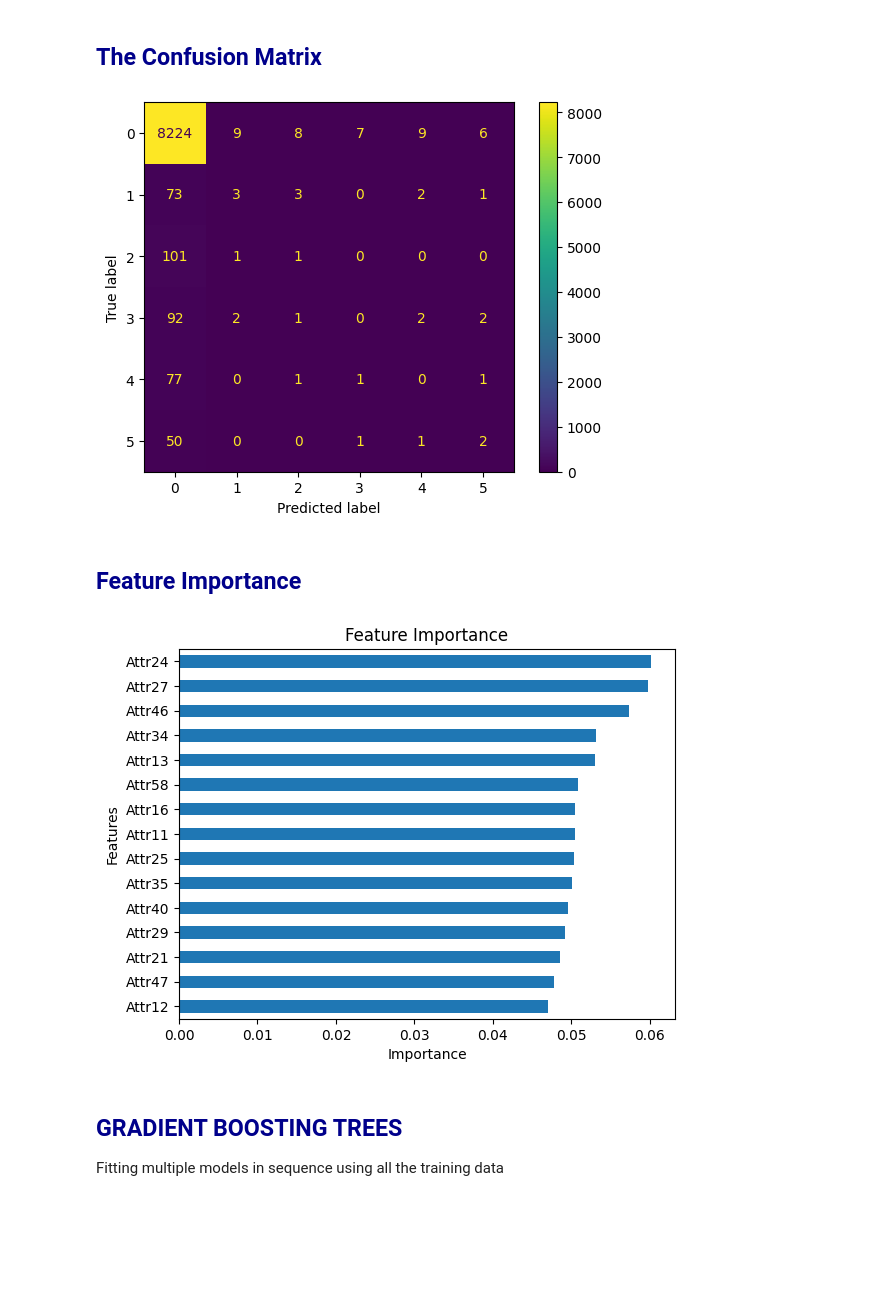
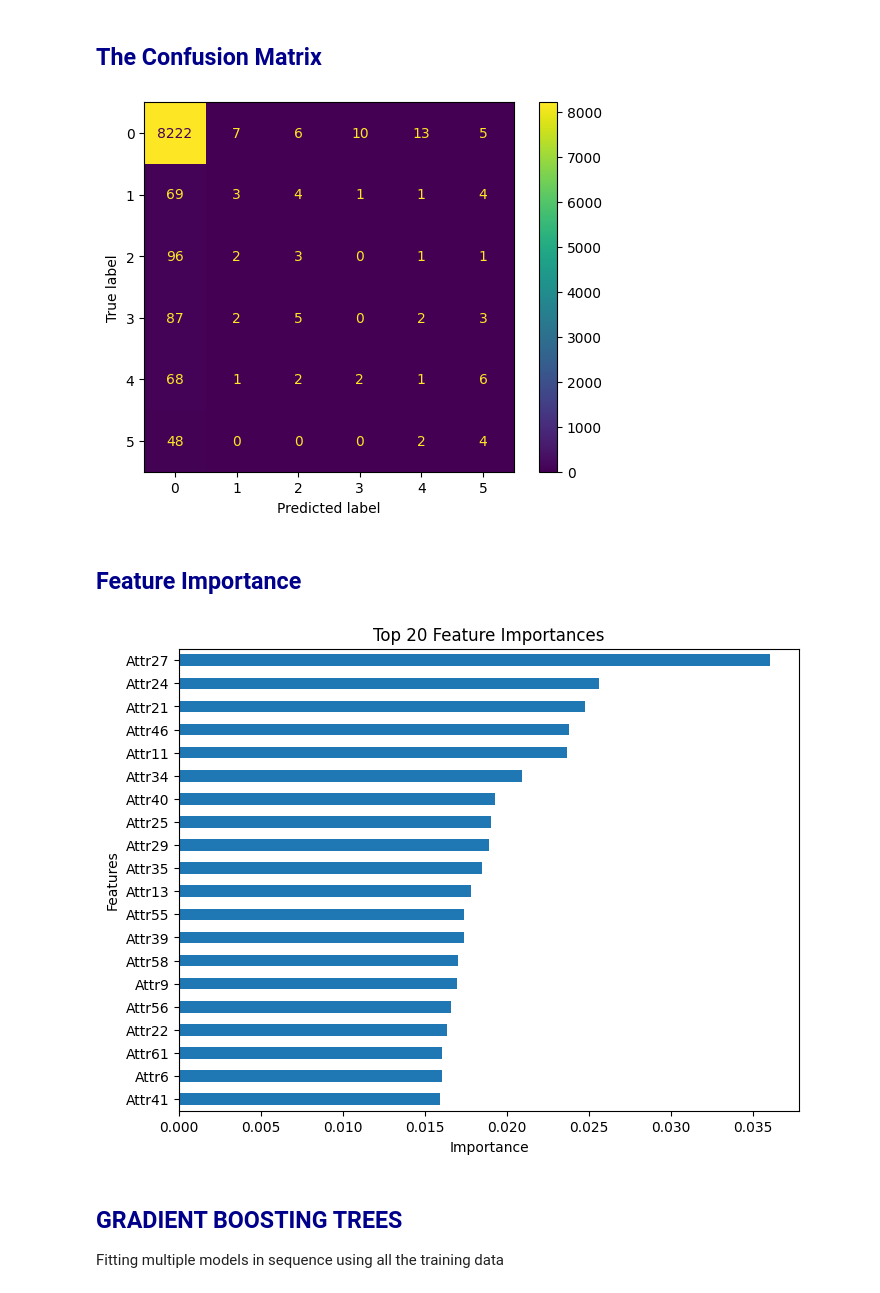
Before and after one commit to kalasamuel/CompanyBankruptcyML, a Jupyter notebook: bankruptcy_prediction_multi_clasiification.ipynb, the cells around one changed output. Saved outputs shown, nothing was run; the diff lists cells and outputs as text; code cells hidden in the pictures; blank space fills up the shorter version.

```diff
--- a/bankruptcy_prediction_multi_clasiification.ipynb
+++ b/bankruptcy_prediction_multi_clasiification.ipynb
@@ -180,0 +183,9 @@ Best Score: 0.9999879678508524
+# %%
+# Extract top 20 features from the full-feature random forest
+importances = best_model_rf.named_steps["randomforestclassifier"].feature_importances_
+feat_imp = pd.Series(importances, index=X_train_over.columns).sort_values(ascending=False)
+
+top20_features = feat_imp.head(20).index.tolist()
+
+print("Top 20 Features:")
+print(top20_features)
@@ -199,23 +251,20 @@ weighted avg       0.91      0.95      0.93      8681
 # %% [markdown]
 <h2 style="color:darkblue";>The Confusion Matrix </h2>
 # %%
-ConfusionMatrixDisplay.from_estimator(model_rf,X_test,y_test);
+ConfusionMatrixDisplay.from_estimator(model_rf_top20, X_test_top20, y_test);
 # %% [output]
-[figure, old version]
+[figure, new version]
 # %% [markdown]
 <h2 style="color:darkblue";>Feature Importance</h2>
 # %%
-best_model_rf = model_rf.best_estimator_
-
-importances = best_model_rf.named_steps["randomforestclassifier"].feature_importances_
-feat_imp = pd.Series(importances, index=features).sort_values()
-
-feat_imp.tail(15).plot(kind="barh")
-plt.title("Feature Importance")
+# Plot selected top 20 features based on full-feature RF importance
+feat_imp.head(20).sort_values().plot(kind="barh", figsize=(8, 6))
+plt.title("Top 20 Feature Importances")
 plt.xlabel("Importance")
-plt.ylabel("Features");
+plt.ylabel("Features")
+plt.show()
 # %% [output]
-[figure, old version]
+[figure, new version]
 # %% [markdown]
 <h2 style="color:darkblue";> GRADIENT BOOSTING TREES</h2>
 <p>Fitting multiple models in sequence using all the training data</p>
```
Also changed, not shown: parts of 12 cells of this notebook.
